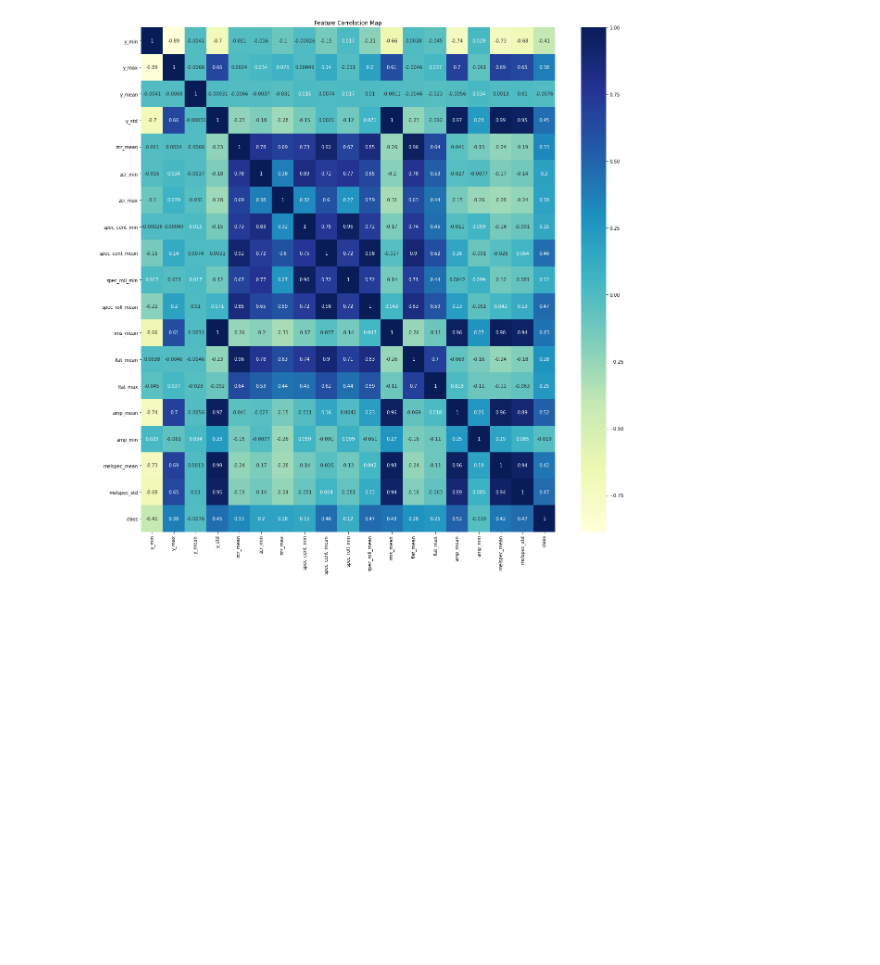
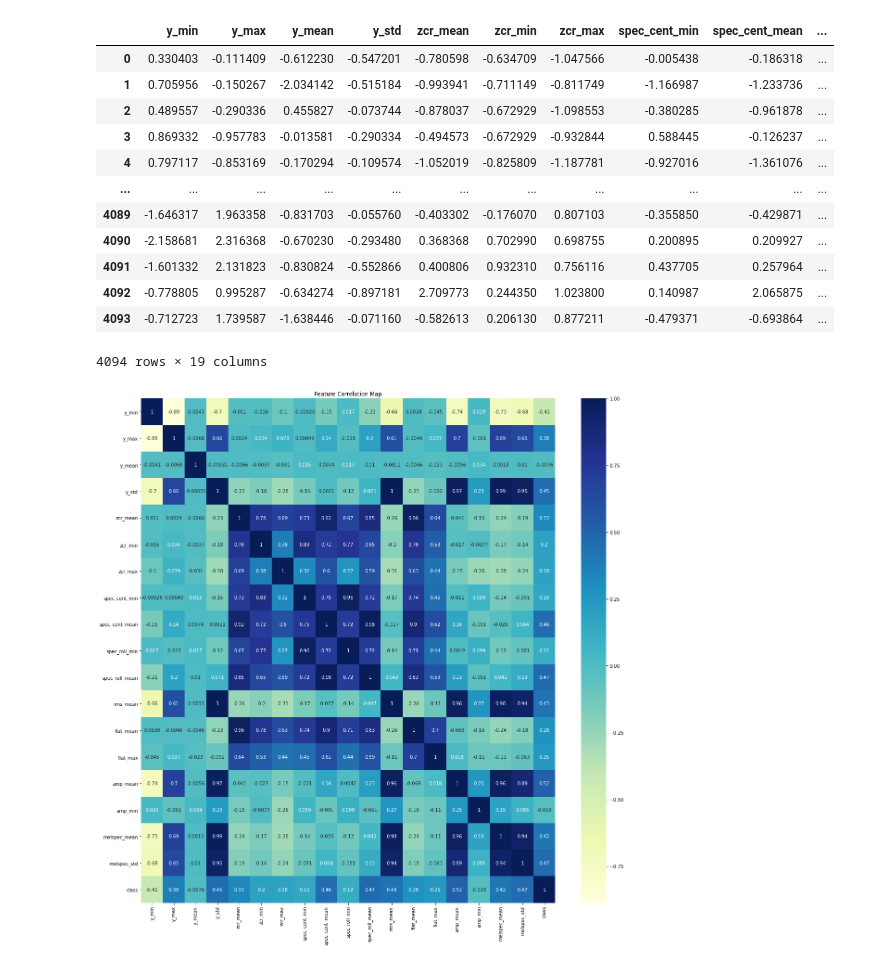
Before and after one commit to UjjwalKandel2000/Machine-conditions-monitoring_clustering, a Jupyter notebook: models_clutering/fan_model.ipynb, the cells around one changed output. Saved outputs shown, nothing was run; the diff lists cells and outputs as text; code cells hidden in the pictures; blank space fills up the shorter version.

```diff
--- a/models_clutering/fan_model.ipynb
+++ b/models_clutering/fan_model.ipynb
@@ -16,8 +16,28 @@ import matplotlib.pyplot as plt
 import os
 df = pd.read_csv('../Dataset/slider_features.csv').drop('file_name',axis=1)
 # %%
+import matplotlib.pyplot as plt
+import pandas as pd
+from pandas.plotting import table
+
 scaler = StandardScaler()
-df_1 = pd.DataFrame(scaler.fit_transform(df),columns = df.columns)
+df_1 = pd.DataFrame(scaler.fit_transform(df.iloc[:,:-1]),columns = df.columns[:-1])
+df_1['class'] = df['class']
+df_1
+# %% [output]
+|  | y_min | y_max | y_mean | y_std | zcr_mean | zcr_min | zcr_max | spec_cent_min | spec_cent_mean | ... |
+| 0 | 0.330403 | -0.111409 | -0.612230 | -0.547201 | -0.780598 | -0.634709 | -1.047566 | -0.005438 | -0.186318 | ... |
+| 1 | 0.705956 | -0.150267 | -2.034142 | -0.515184 | -0.993941 | -0.711149 | -0.811749 | -1.166987 | -1.233736 | ... |
+| 2 | 0.489557 | -0.290336 | 0.455827 | -0.073744 | -0.878037 | -0.672929 | -1.098553 | -0.380285 | -0.961878 | ... |
+| 3 | 0.869332 | -0.957783 | -0.013581 | -0.290334 | -0.494573 | -0.672929 | -0.932844 | 0.588445 | -0.126237 | ... |
+| 4 | 0.797117 | -0.853169 | -0.170294 | -0.109574 | -1.052019 | -0.825809 | -1.187781 | -0.927016 | -1.361076 | ... |
+| ... | ... | ... | ... | ... | ... | ... | ... | ... | ... | ... |
+| 4089 | -1.646317 | 1.963358 | -0.831703 | -0.055760 | -0.403302 | -0.176070 | 0.807103 | -0.355850 | -0.429871 | ... |
+| 4090 | -2.158681 | 2.316368 | -0.670230 | -0.293480 | 0.368368 | 0.702990 | 0.698755 | 0.200895 | 0.209927 | ... |
+| 4091 | -1.601332 | 2.131823 | -0.830824 | -0.552866 | 0.400806 | 0.932310 | 0.756116 | 0.437705 | 0.257964 | ... |
+| 4092 | -0.778805 | 0.995287 | -0.634274 | -0.897181 | 2.709773 | 0.244350 | 1.023800 | 0.140987 | 2.065875 | ... |
+| 4093 | -0.712723 | 1.739587 | -1.638446 | -0.071160 | -0.582613 | 0.206130 | 0.877211 | -0.479371 | -0.693864 | ... |
+4094 rows × 19 columns
 # %%
 plt.figure(figsize=(20, 20))
 sns.heatmap(df_1.corr(),cmap="YlGnBu", annot=True)
```
Also changed, not shown: parts of 8 cells of this notebook, 18 other files.
